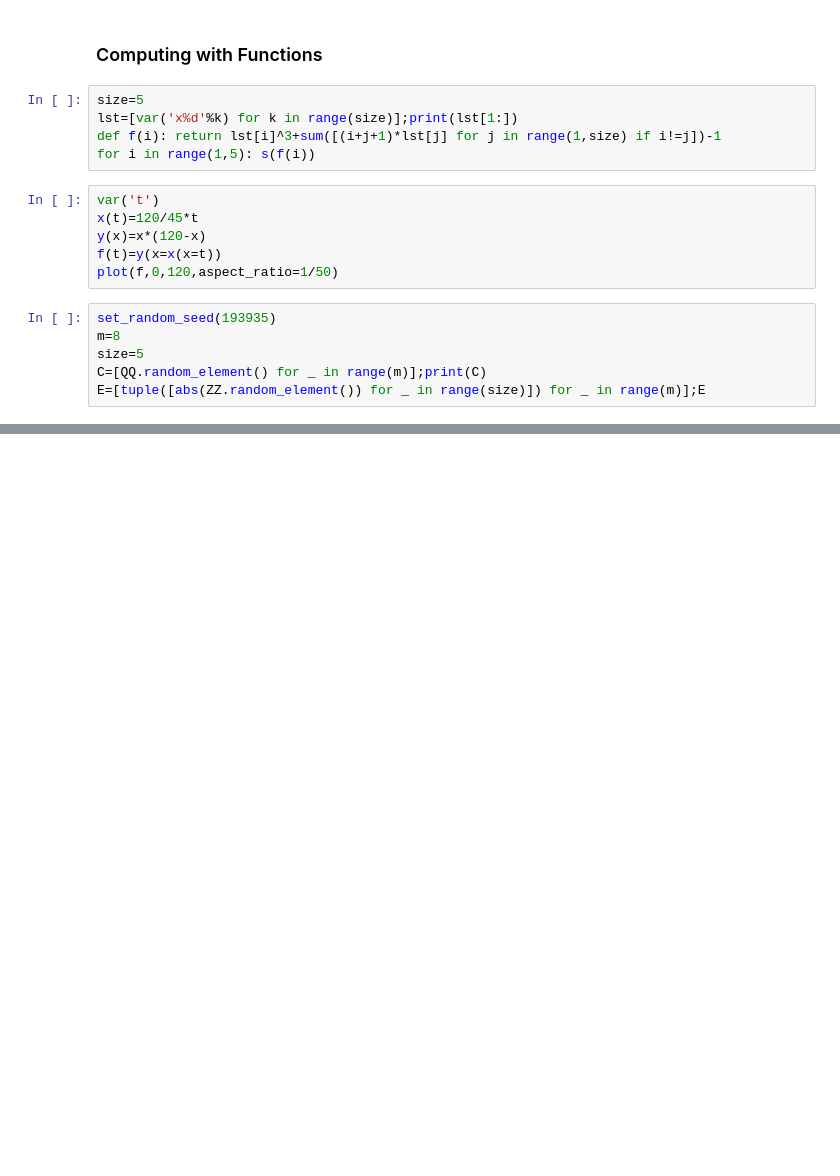
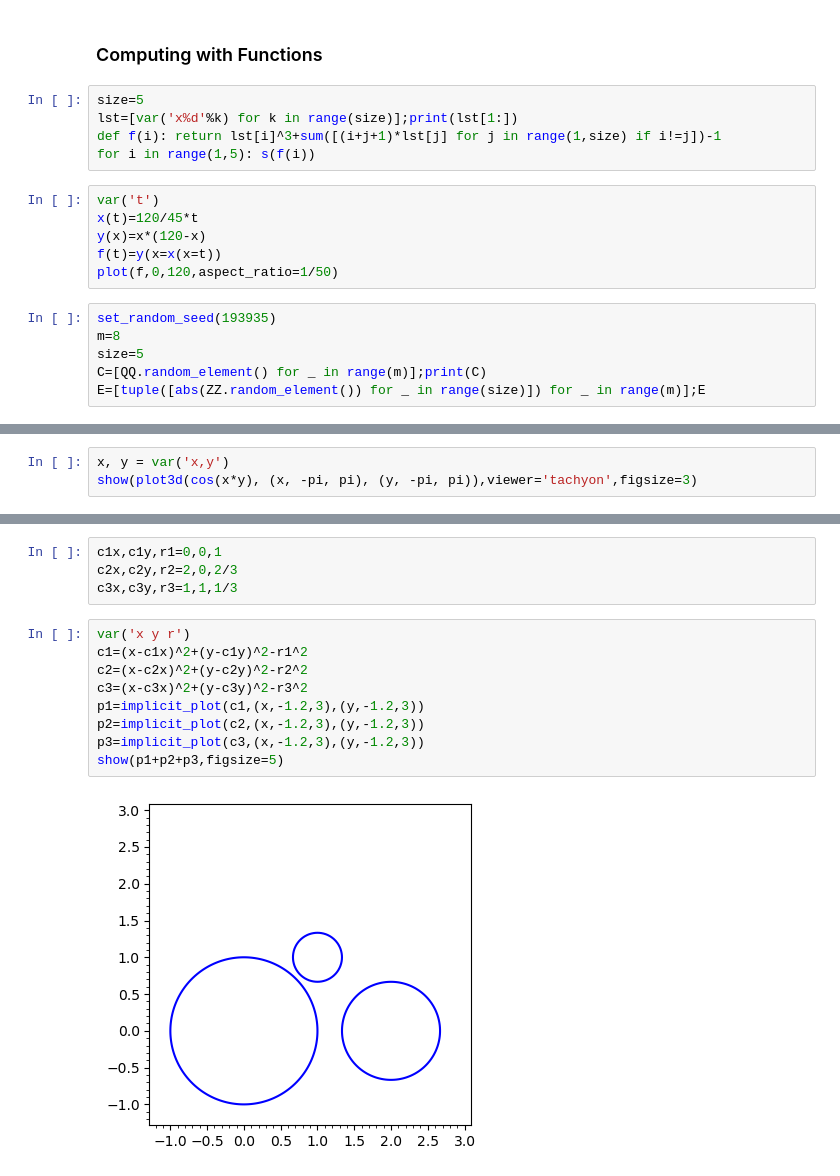
Before and after one commit to tomctang/jonny, a Jupyter notebook: Course_MCS320Symbol.ipynb, the cells around one changed output, grey strips where cells are left out. Cells and saved outputs as stored; diff of their text form; blank space fills up the shorter version.

Commit message:
plotting

```diff
--- a/Course_MCS320Symbol.ipynb
+++ b/Course_MCS320Symbol.ipynb
@@ -901,0 +1106,3 @@ n(sqrt(2),digits=d),approx_newton_raphson(x^2-2,2,steps=50,digits=d)  # digit ac
+# %%
+x, y = var('x,y')
+show(plot3d(cos(x*y), (x, -pi, pi), (y, -pi, pi)),viewer='tachyon',figsize=3)
@@ -901,0 +1173,15 @@ n(sqrt(2),digits=d),approx_newton_raphson(x^2-2,2,steps=50,digits=d)  # digit ac
+# %%
+c1x,c1y,r1=0,0,1
+c2x,c2y,r2=2,0,2/3
+c3x,c3y,r3=1,1,1/3
+# %%
+var('x y r')
+c1=(x-c1x)^2+(y-c1y)^2-r1^2
+c2=(x-c2x)^2+(y-c2y)^2-r2^2
+c3=(x-c3x)^2+(y-c3y)^2-r3^2
+p1=implicit_plot(c1,(x,-1.2,3),(y,-1.2,3))
+p2=implicit_plot(c2,(x,-1.2,3),(y,-1.2,3))
+p3=implicit_plot(c3,(x,-1.2,3),(y,-1.2,3))
+show(p1+p2+p3,figsize=5)
+# %% [output]
+[figure, added]
```
Also changed, not shown: parts of 54 cells of this notebook, 9 other files.
